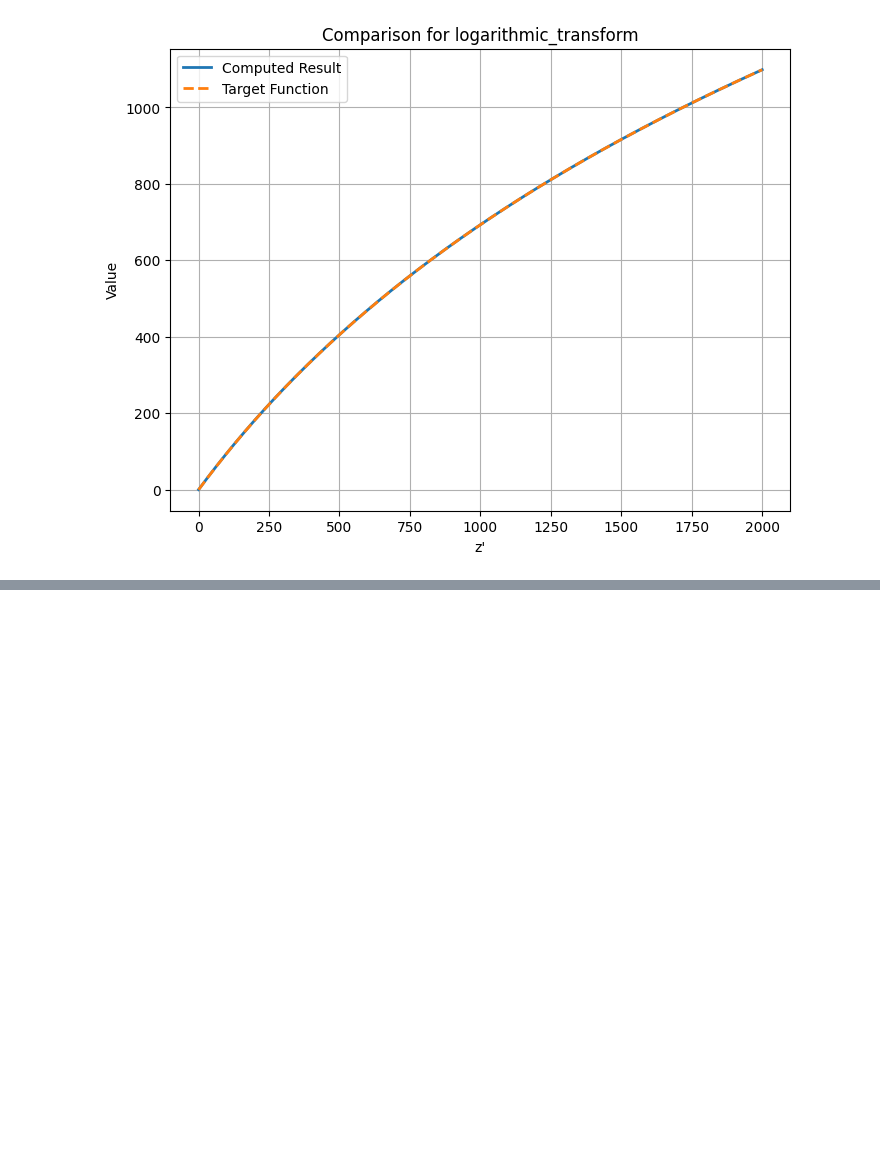
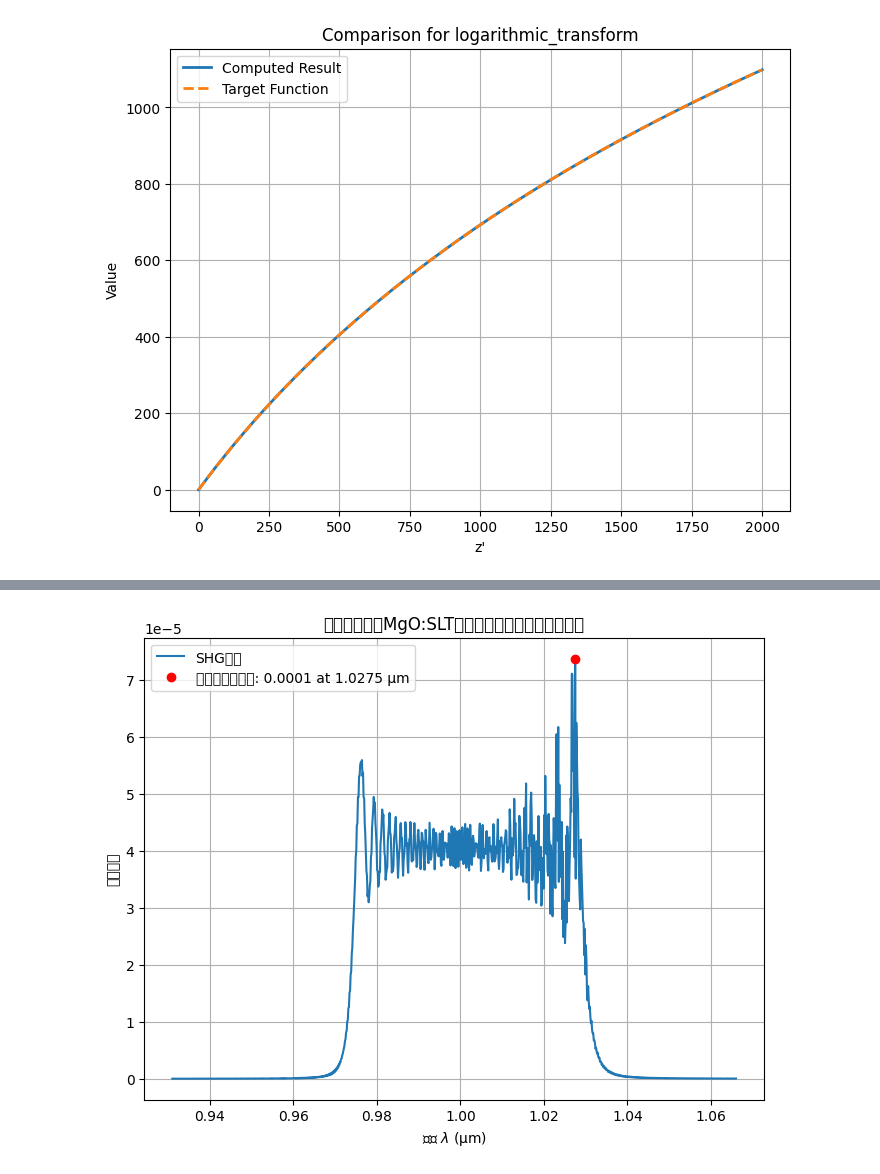
Before and after one commit to Xo1otl/mictlan, a Jupyter notebook: research/syuron/python/examples/shg.ipynb, the cells around one changed output, grey strips where cells are left out. Drawn from its saved outputs; the diff is of its cells as text; code cells hidden in the pictures; blank space fills up the shorter version.

```diff
--- a/research/syuron/python/examples/shg.ipynb
+++ b/research/syuron/python/examples/shg.ipynb
@@ -840,9 +849,16 @@ pm_lambda = 1.031
 
 # Λ(z) = Λ_0 / (1 + 0.0001z) を離散化して widths を作成
 Lambda_0 = 7.2  # 基準波長
-resolution = 1000  # 解像度
-z_values = np.linspace(0, L, resolution)
+resolution = 100  # 解像度
+z_values = np.linspace(0, L, resolution-1)  # 解像度が1000の場合、幅の数は999個
 widths = Lambda_0 / (1 + r * z_values)
+print(
+    f"start_width: {widths[0]}, end_width: {widths[-1]}, length: {len(widths)}")
+
+# 波長範囲
+lambda_min = pm_lambda - 0.1
+lambda_max = pm_lambda + 0.035
+lambda_values = np.linspace(lambda_min, lambda_max, 1000)  # 横軸: 波長 λ
 
 # Grating クラスのインスタンスを作成
 grating = shg.Grating(widths, P0, kappa, T, resolution)
@@ -884,0 +906,73 @@ plt.show()
+# %%
+import numpy as np
+import matplotlib.pyplot as plt
+from syuron import shg
+from tqdm import tqdm
+from concurrent.futures import ProcessPoolExecutor
+
+# 定数
+P0 = 1.0  # P0 = |A0|^2
+kappa = 1.31E-05  # 野呂さんの値
+L = 2000  # 固定長さ
+r = 0.0001  # チャープパラメータ（周期分極反転構造の場合は0）
+T = 70  # 温度 (°C)
+
+# 位相整合条件
+pm_lambda = 1.031
+
+# Λ(z) = Λ_0 / (1 + 0.0001z) を離散化して widths を作成
+Lambda_0 = 7.2  # 基準波長
+resolution = 1000  # 解像度
+z_values = np.linspace(0, L, resolution-1)  # 解像度が1000の場合、幅の数は999個
+widths = Lambda_0 / (1 + r * z_values)
+print(
+    f"start_width: {widths[0]}, end_width: {widths[-1]}, length: {len(widths)}")
+
+# 波長範囲
+lambda_min = pm_lambda - 0.1
+lambda_max = pm_lambda + 0.035
+lambda_values = np.linspace(lambda_min, lambda_max, 1000)  # 横軸: 波長 λ
+
+# Grating クラスのインスタンスを作成
+grating = shg.Grating(P0, kappa, T)
+grating.setup_general_grating(widths, resolution)
+
+# 変換効率を計算する関数
+
+
+def calculate_efficiency(lambda_val):
+    return grating.calculate_efficiency(lambda_val)
+
+
+# マルチプロセスで並列化（順序を保持）
+with ProcessPoolExecutor() as executor:  # デフォルトのワーカー数で並列化
+    # executor.map を使って順序を保持しながら計算
+    efficiencies = list(tqdm(executor.map(calculate_efficiency, lambda_values), total=len(
+        lambda_values), desc="Calculating SHG Efficiency"))
+
+# グラフの描画
+plt.figure(figsize=(8, 6))
+plt.plot(lambda_values, efficiencies, label="SHG効率")
+
+# グラフの装飾
+plt.xlabel(r"波長 $\lambda$ (µm)")
+plt.ylabel("変換効率")
+plt.title("チャープしたMgO:SLTの変換効率のスペクトル分布")
+plt.grid(True)
+plt.legend()
+
+# 最大効率とそのインデックスを取得
+max_efficiency = max(efficiencies)
+max_index = efficiencies.index(max_efficiency)
+max_lambda = lambda_values[max_index]
+
+# 最大値とその波長を表示
+print(f"\n最大効率: {max_efficiency}")
+print(f"最大効率に対応する波長: {max_lambda} µm")
+
+# グラフに最大値をプロット
+plt.plot(max_lambda, max_efficiency, 'ro',
+         label=f"最大となる位置: {max_efficiency:.4f} at {max_lambda:.4f} µm")
+plt.legend()
+plt.show()
+# %% [output]
@@ -884,0 +986 @@ plt.show()
+[figure, added]
```
Also changed, not shown: parts of 8 cells of this notebook, 9 other files.
